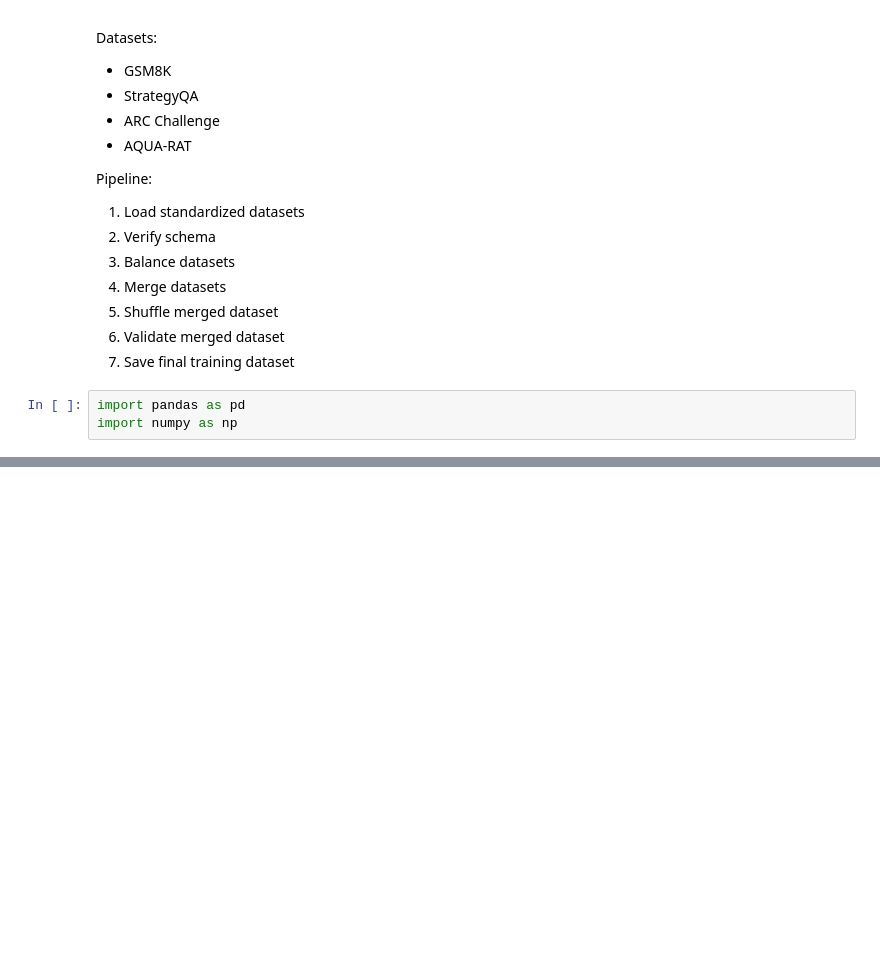
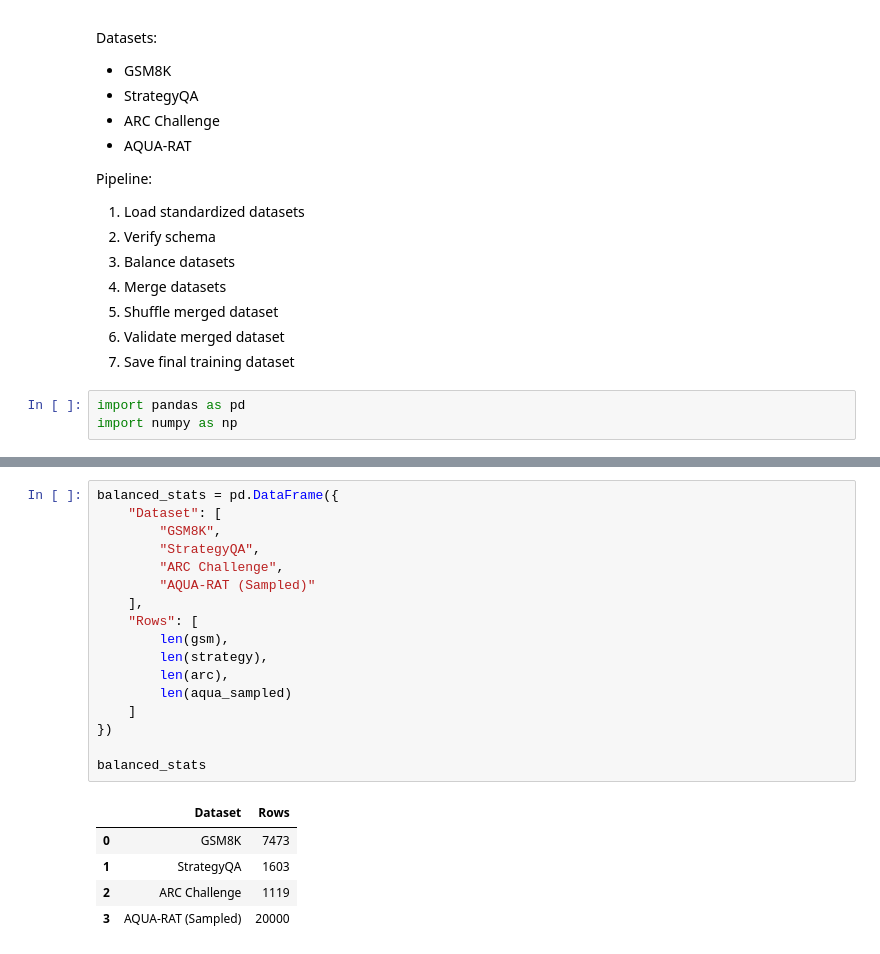
Before and after one commit to MR-just01/Llama3.2-Reasoning, a Jupyter notebook: notebooks/03_merge_datasets.ipynb, the cells around one changed output, grey strips where cells are left out. Cells and saved outputs as stored; diff of their text form; blank space fills up the shorter version.

```diff
--- a/notebooks/03_merge_datasets.ipynb
+++ b/notebooks/03_merge_datasets.ipynb
@@ -34,0 +160,23 @@ FileNotFoundError: [Errno 2] No such file or directory: 'gsm8k_standardized.csv'
+# %%
+balanced_stats = pd.DataFrame({
+    "Dataset": [
+        "GSM8K",
+        "StrategyQA",
+        "ARC Challenge",
+        "AQUA-RAT (Sampled)"
+    ],
+    "Rows": [
+        len(gsm),
+        len(strategy),
+        len(arc),
+        len(aqua_sampled)
+    ]
+})
+
+balanced_stats
+# %% [output]
+|  | Dataset | Rows |
+| 0 | GSM8K | 7473 |
+| 1 | StrategyQA | 1603 |
+| 2 | ARC Challenge | 1119 |
+| 3 | AQUA-RAT (Sampled) | 20000 |
```
Also changed, not shown: parts of 33 cells of this notebook.
